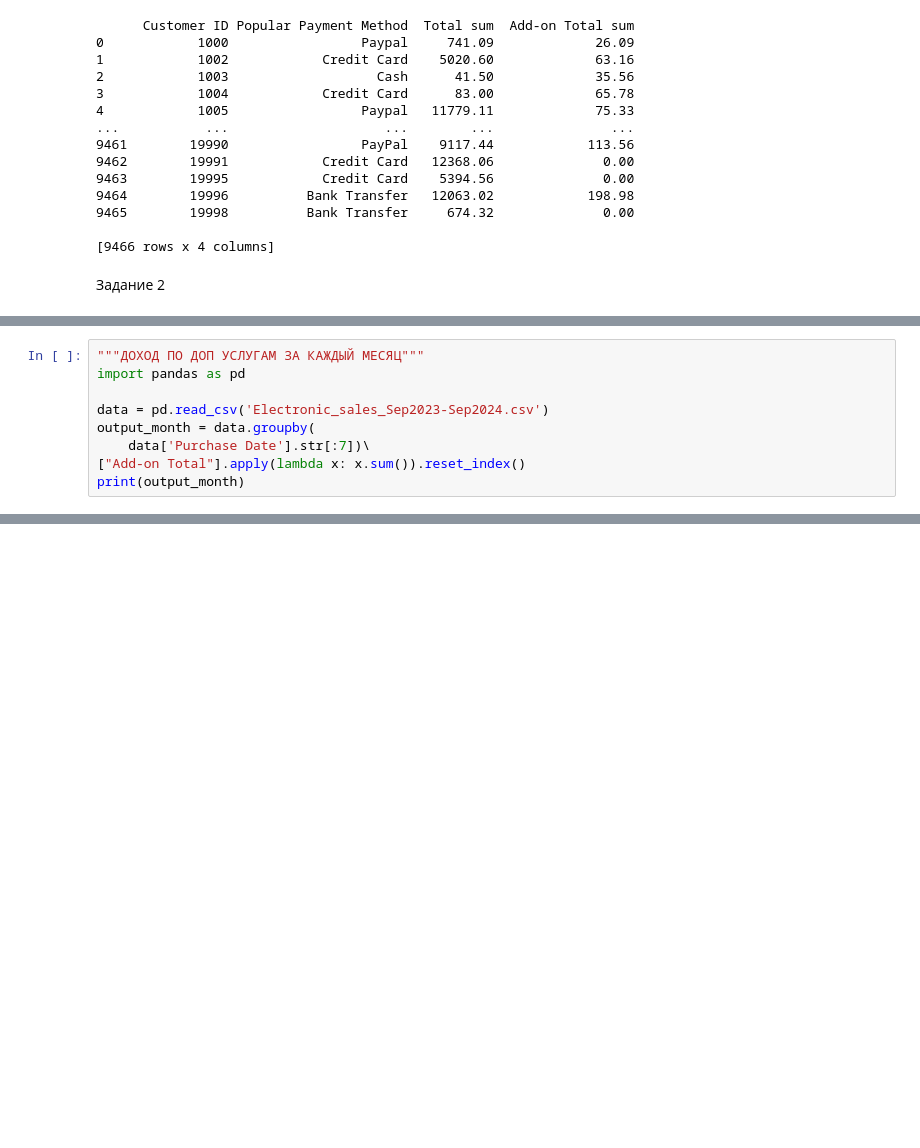
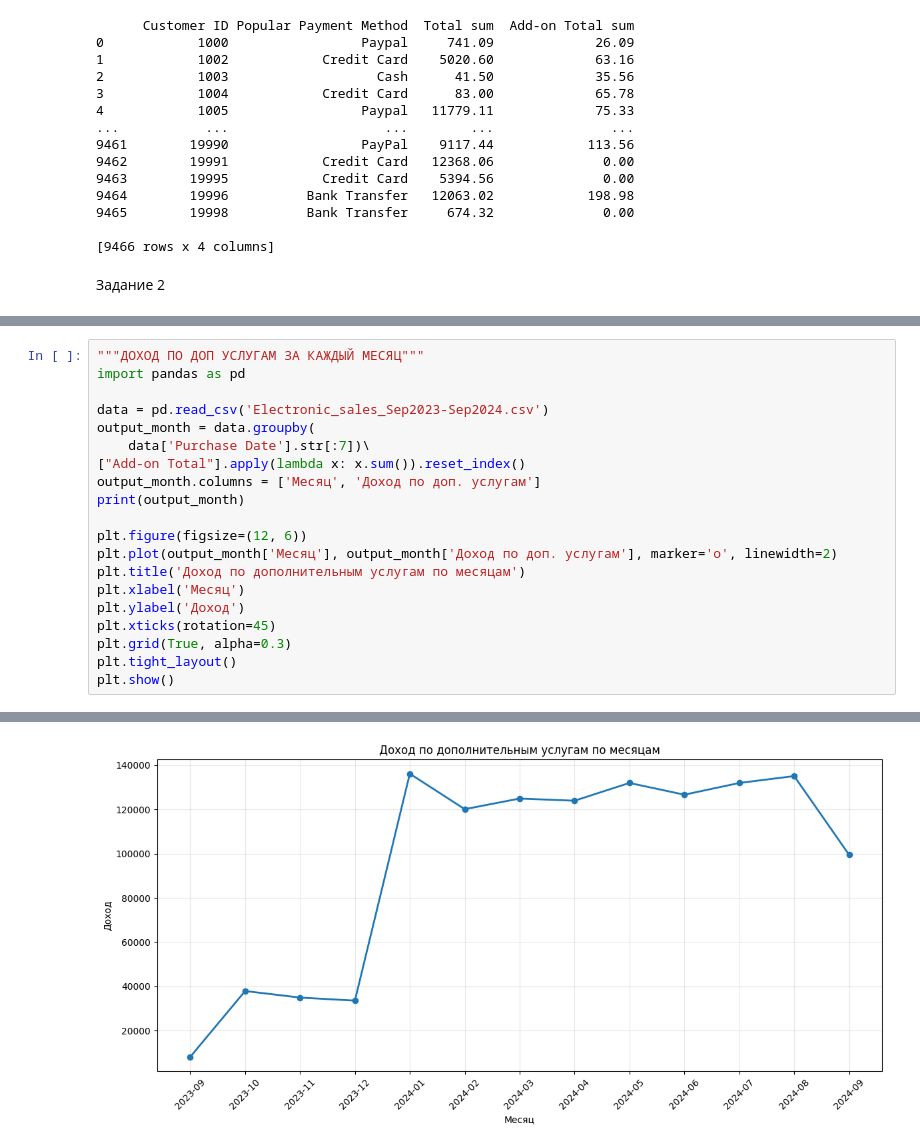
Before and after one commit to Krandr332/py_de_hse_kraev, a Jupyter notebook: dz_3/dz_3.ipynb, the cells around one changed output, grey strips where cells are left out. Drawn from its saved outputs; the diff is of its cells as text; blank space fills up the shorter version.

```diff
--- a/dz_3/dz_3.ipynb
+++ b/dz_3/dz_3.ipynb
@@ -85,5 +108,16 @@ data = pd.read_csv('Electronic_sales_Sep2023-Sep2024.csv')
 output_month = data.groupby(
     data['Purchase Date'].str[:7])\
 ["Add-on Total"].apply(lambda x: x.sum()).reset_index()
+output_month.columns = ['Месяц', 'Доход по доп. услугам']
 print(output_month)
+
+plt.figure(figsize=(12, 6))
+plt.plot(output_month['Месяц'], output_month['Доход по доп. услугам'], marker='o', linewidth=2)
+plt.title('Доход по дополнительным услугам по месяцам')
+plt.xlabel('Месяц')
+plt.ylabel('Доход')
+plt.xticks(rotation=45)
+plt.grid(True, alpha=0.3)
+plt.tight_layout()
+plt.show()
 # %% [output]
@@ -104,3 +138,4 @@ print(output_month)
+[figure, added]
 # %%
 """ДОХОД ПО ДОП УСЛУГАМ ЗА КВАРТАЛ"""
 import pandas as pd
```
Also changed, not shown: parts of 4 cells of this notebook.
